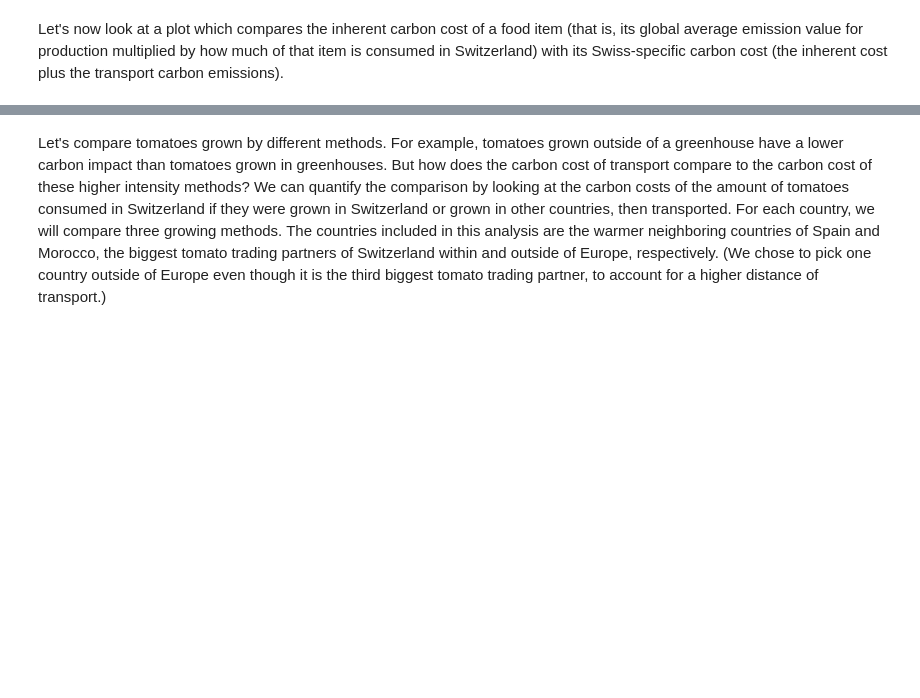
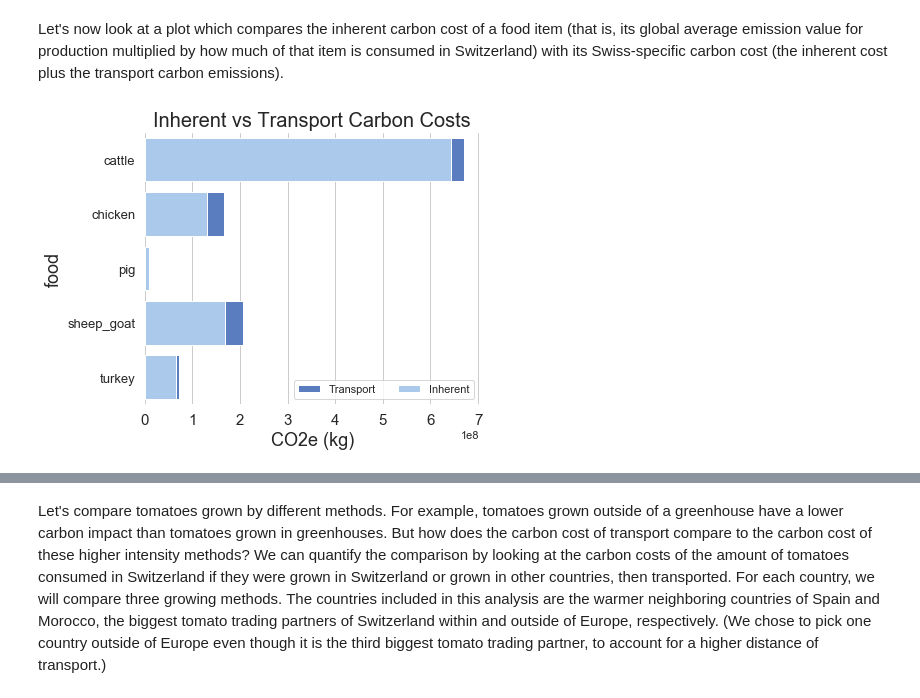
Before and after one commit to valentinoli/ada-2019-project-adagio, a Jupyter notebook: src/project.ipynb, the cells around one changed output, grey strips where cells are left out. Cells and saved outputs as stored; diff of their text form; code cells hidden in the pictures; blank space fills up the shorter version.

```diff
--- a/src/project.ipynb
+++ b/src/project.ipynb
@@ -796,24 +541,10 @@ sns.barplot(x='kg_CO2e', y='product', hue='transport', data=goo, orient = 'h', p
-# %%
-# the above graph is difficult to interpret, so let's convert it to a stacked barplot instead
-sns.set(style="whitegrid")
-
-# Initialize the matplotlib figure
-f, ax = plt.subplots(figsize=(6, 6)) # CHANGE THE SIZE HERE AS APPROPRIATE FOR THE METACATEGORY
-
-# Plot the total carbon cost (background)
-sns.set_color_codes("muted")
-sns.barplot(x=inherent_and_swiss.total_kg_CO2e, y=inherent_and_swiss.index, orient = 'h',
-            label="Transport", color="b")
-
-# Plot just the inherent carbon cost of production on top
-sns.set_color_codes("pastel")
-sns.barplot(x=inherent_and_swiss.kg_CO2e_inherent, y=inherent_and_swiss.index, orient = 'h',
-            label="Inherent", color="b")
-
-# Add a legend and informative axis label
-ax.legend(ncol=2, loc="lower right", frameon=True)
-ax.set(ylabel="food",
-       xlabel="CO2e (kg)")
-plt.yticks(rotation='horizontal')
-plt.title('Inherent vs Transport Carbon Costs')
-sns.despine(left=True, bottom=True)
+# %%
+meat = impex_countries.xs("meat")
+vegetables = impex_countries.xs("vegetables")
+# %%
+meat_emissions = preprocess_for_stacked_plot(meat, emissions)
+vegetables_emissions = preprocess_for_stacked_plot(vegetables, emissions)
+# %%
+plot_stacked(meat_emissions)
+# %% [output]
+[figure, added]
```
Also changed, not shown: parts of 92 cells of this notebook, 4 other files.
